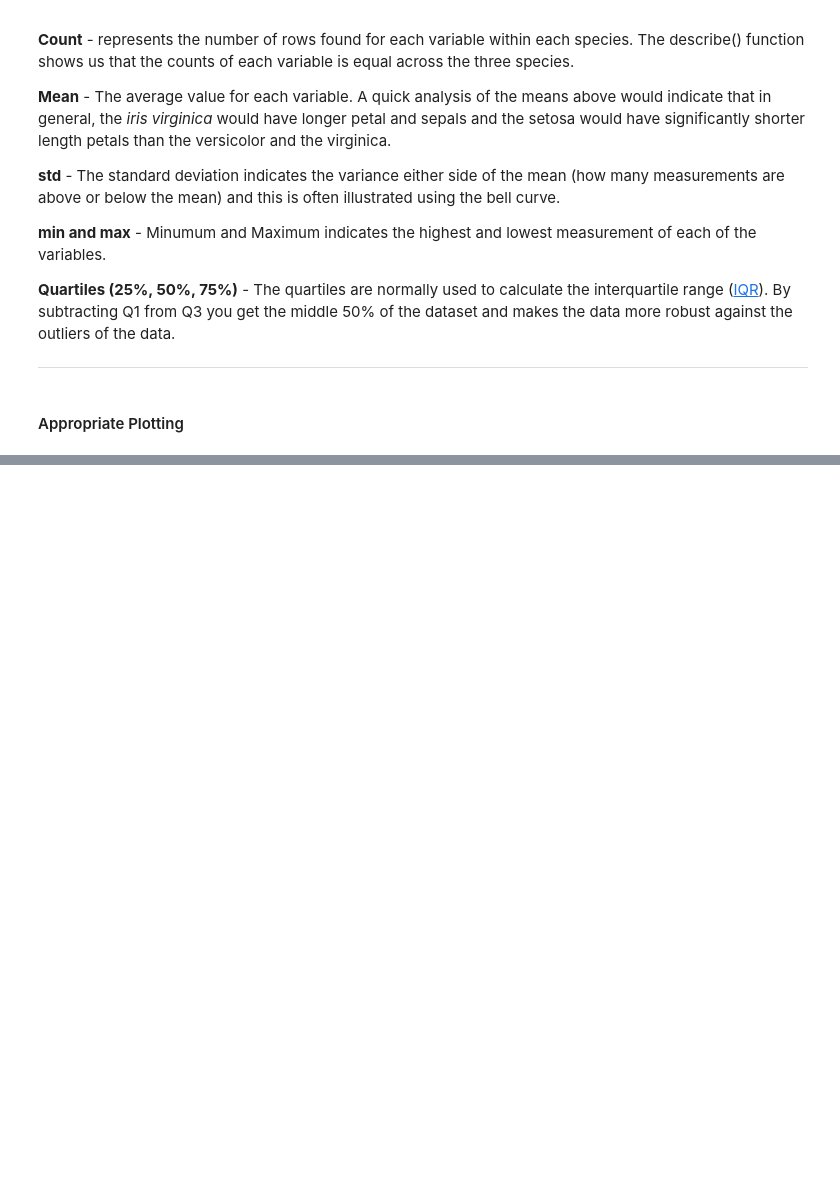
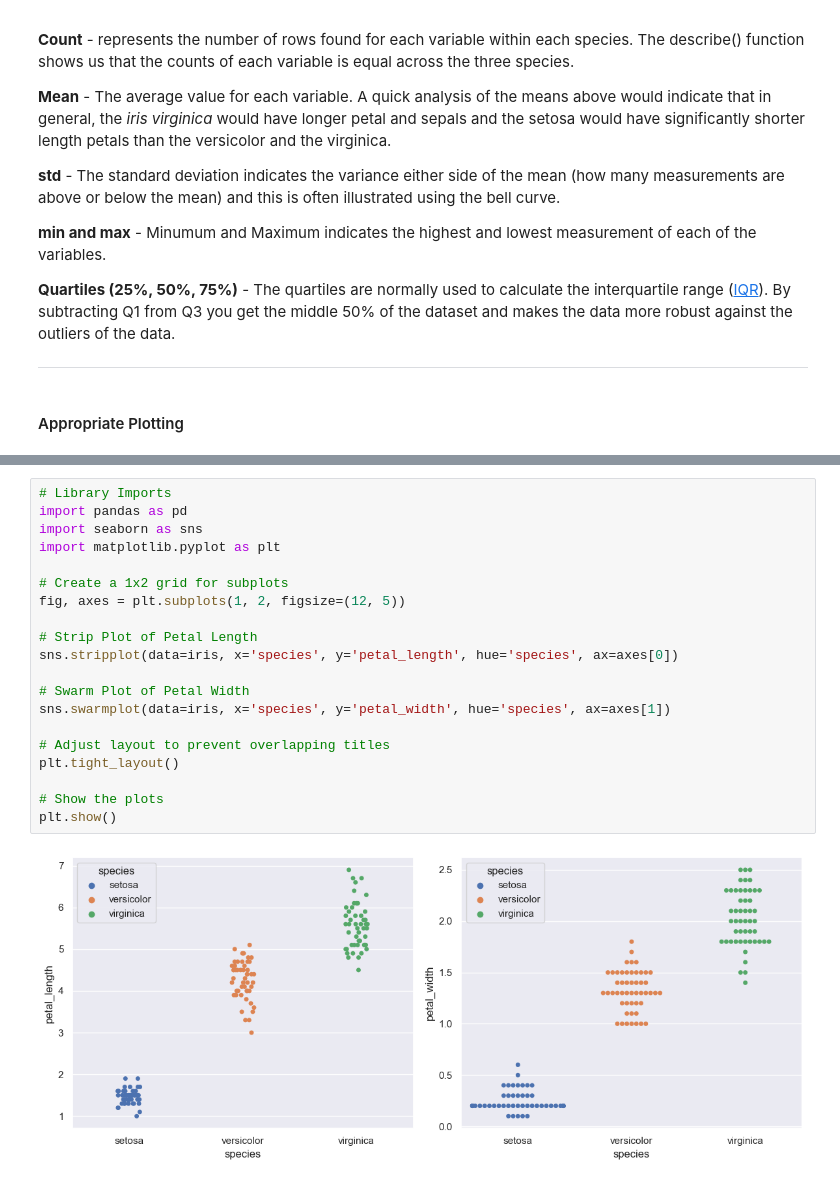
Before and after one commit to turps-pc90/foda-project, a Jupyter notebook: project.ipynb, the cells around one changed output, grey strips where cells are left out. Cells and saved outputs as stored; diff of their text form; blank space fills up the shorter version.

Commit message:
Plots added to notebook

```diff
--- a/project.ipynb
+++ b/project.ipynb
@@ -159,0 +164,22 @@ I have grouped the iris dataset by the nominal variable of *species* and thus le
+# %%
+# Library Imports
+import pandas as pd
+import seaborn as sns
+import matplotlib.pyplot as plt
+
+# Create a 1x2 grid for subplots
+fig, axes = plt.subplots(1, 2, figsize=(12, 5))
+
+# Strip Plot of Petal Length
+sns.stripplot(data=iris, x='species', y='petal_length', hue='species', ax=axes[0])
+
+# Swarm Plot of Petal Width
+sns.swarmplot(data=iris, x='species', y='petal_width', hue='species', ax=axes[1])
+
+# Adjust layout to prevent overlapping titles
+plt.tight_layout()
+
+# Show the plots
+plt.show()
+# %% [output]
+[figure, added]
```
Also changed, not shown: parts of 6 cells of this notebook.
